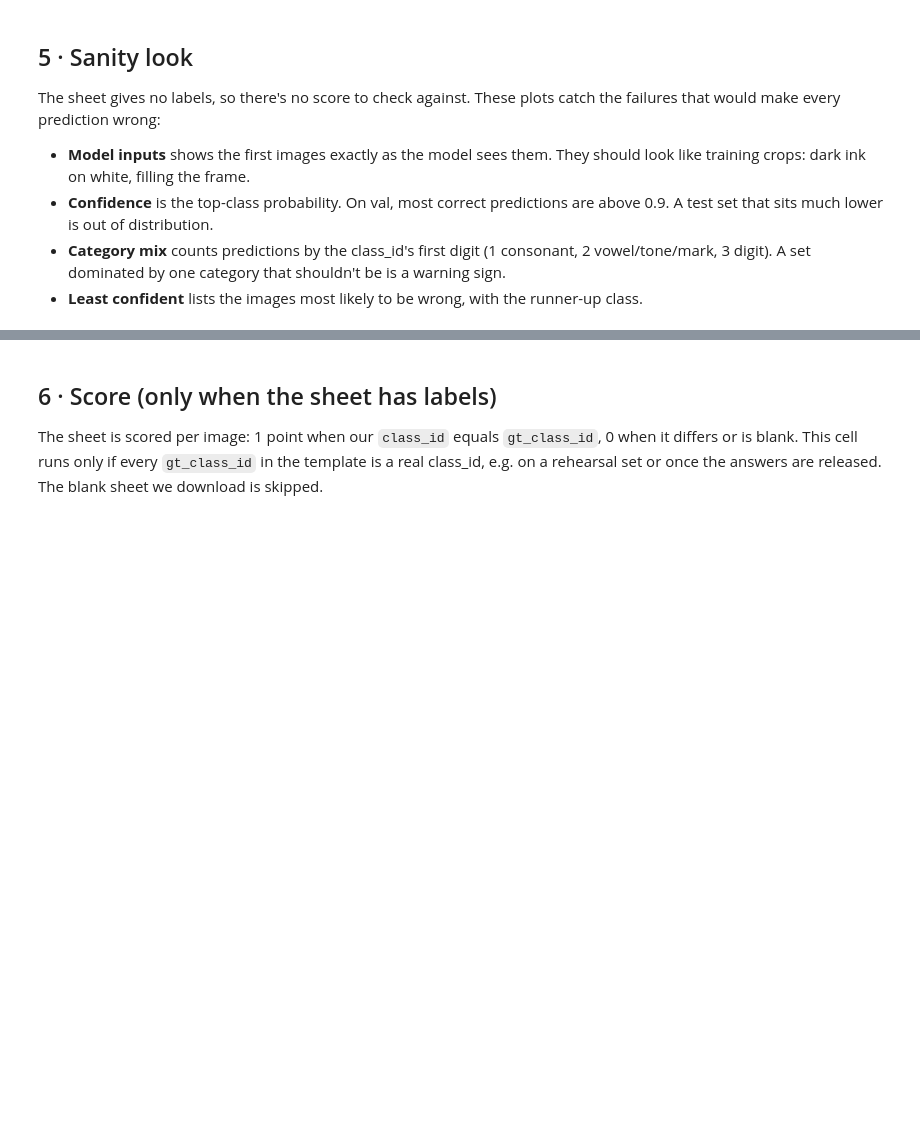
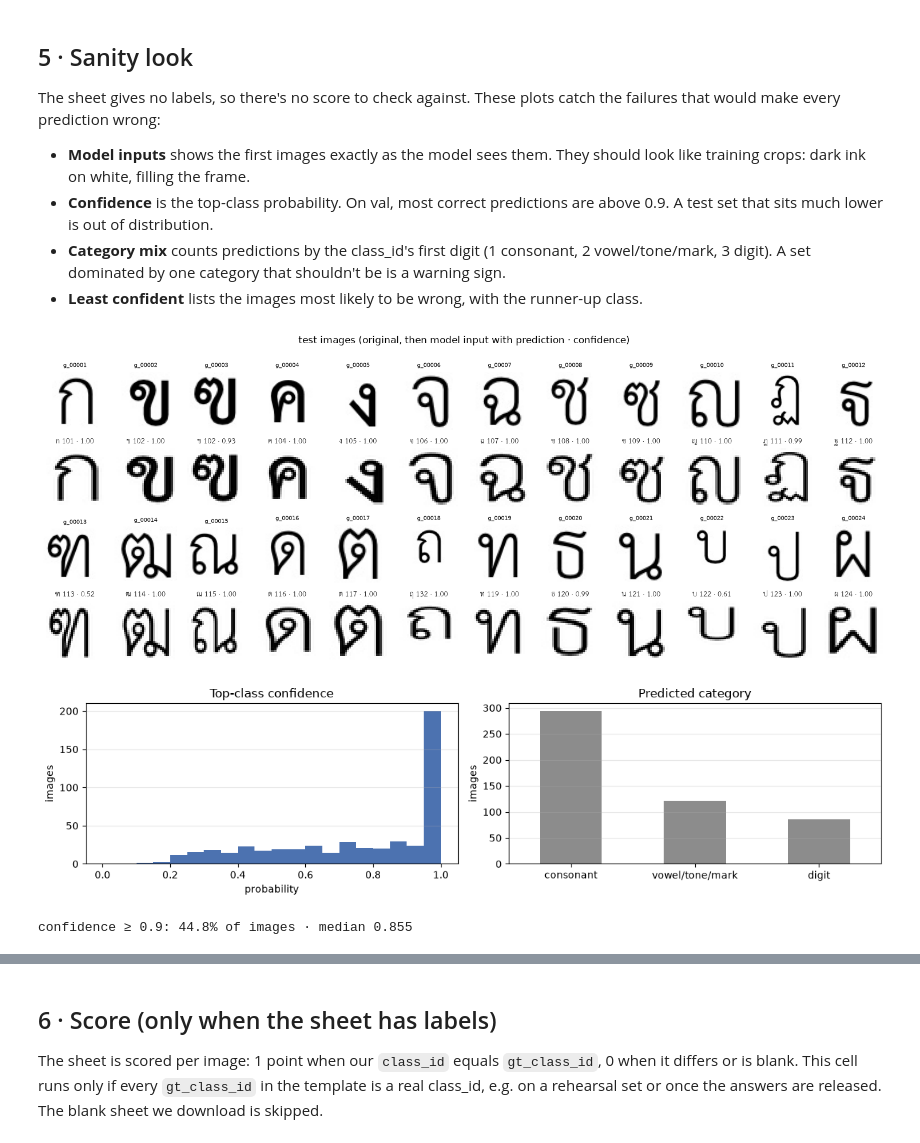
Before and after one commit to lemasc/thai-char-cnn, a Jupyter notebook: notebooks/05_submit.ipynb, the cells around one changed output, grey strips where cells are left out. Saved outputs shown, nothing was run; the diff lists cells and outputs as text; code cells hidden in the pictures; blank space fills up the shorter version.

Commit message:
feat: after test set and submit

```diff
--- a/notebooks/05_submit.ipynb
+++ b/notebooks/05_submit.ipynb
@@ -126,4 +153,13 @@ folders = {(TEST_ROOT / p).parent for p in template.gt_path}
 on_disk = {f.resolve() for d in folders if d.is_dir() for f in d.iterdir() if f.suffix in IMAGE_SUFFIXES}
 extra = sorted(on_disk - {f.resolve() for f in files if f is not None})
 print(f"not in sheet  : {len(extra)}" + (f"  e.g. {[e.name for e in extra[:5]]}" if extra else ""))
+if extra and len(template) < len(extra):
+    # A short local template (e.g. the 4-row example) can't be the real sheet: predict every image,
+    # appending rows in file-name order, which is the sheet's order when it lists them all.
+    root = TEST_ROOT.resolve()
+    rows = pd.DataFrame({"gt_path": ["./" + str(e.relative_to(root).with_suffix("")) for e in extra]})
+    template = pd.concat([template, rows], ignore_index=True).fillna("")
+    files += extra
+    found = np.array([f is not None for f in files])
+    print(f"appended {len(extra)} unlisted images to the {len(template) - len(extra)}-row template -> {len(template)} rows")
 assert found.any(), f"no test image found under {TEST_ROOT}"
@@ -188,32 +247,36 @@ would make every prediction wrong:
 # %%
 size, mode = pred.cfg["img_size"], pred.cfg["preprocess"]
 N_SHOW, COLS = 24, 12
 
 fig, ax = plt.subplots(2 * int(np.ceil(N_SHOW / COLS)), COLS, figsize=(1.25 * COLS, 2.9 * np.ceil(N_SHOW / COLS)))
 for a in ax.ravel():
     a.axis("off")
 for i, f in enumerate(paths[:N_SHOW]):
     r, c = 2 * (i // COLS), i % COLS
     with Image.open(f) as im:
         ax[r, c].imshow(im.convert("L"), cmap="gray", vmin=0, vmax=255)
     ax[r, c].set_title(f.stem[-7:], fontsize=7)
-    ax[r + 1, c].imshow(load_image(f, size, mode)[0], cmap="gray", vmin=0, vmax=255)
+    ax[r + 1, c].imshow(load_test_image(f, size, mode)[0], cmap="gray", vmin=0, vmax=255)
     ax[r + 1, c].set_title(f"{chars[top_i[i, 0]]} {idx_to_id[top_i[i, 0]]} · {top_p[i, 0]:.2f}", fontproperties=THAI)
 fig.suptitle("test images (original, then model input with prediction · confidence)", y=1.0)
 plt.tight_layout()
 plt.show()
 
 fig, ax = plt.subplots(1, 2, figsize=(12, 3.2))
 ax[0].hist(top_p[:, 0], np.linspace(0, 1, 21), color="#4C72B0")
 ax[0].set(title="Top-class confidence", xlabel="probability", ylabel="images")
 cat = pd.Series(idx_to_id[top_i[:, 0]]).str[0].map({"1": "consonant", "2": "vowel/tone/mark", "3": "digit"})
 cat.value_counts().reindex(["consonant", "vowel/tone/mark", "digit"], fill_value=0).plot.bar(ax=ax[1], color="#8C8C8C", rot=0)
 ax[1].set(title="Predicted category", ylabel="images")
 for a in ax:
     a.grid(alpha=0.3, axis="y")
 plt.tight_layout()
 plt.show()
 print(f"confidence ≥ 0.9: {(top_p[:, 0] >= 0.9).mean():.1%} of images · median {np.median(top_p[:, 0]):.3f}")
+# %% [output]
+[figure, added]
+[figure, added]
+confidence ≥ 0.9: 44.8% of images · median 0.855
 # %%
 N_LOW, COLS = 24, 8
 low = np.argsort(top_p[:, 0])[:N_LOW]
```
Also changed, not shown: parts of 7 cells of this notebook, 10 other files.
